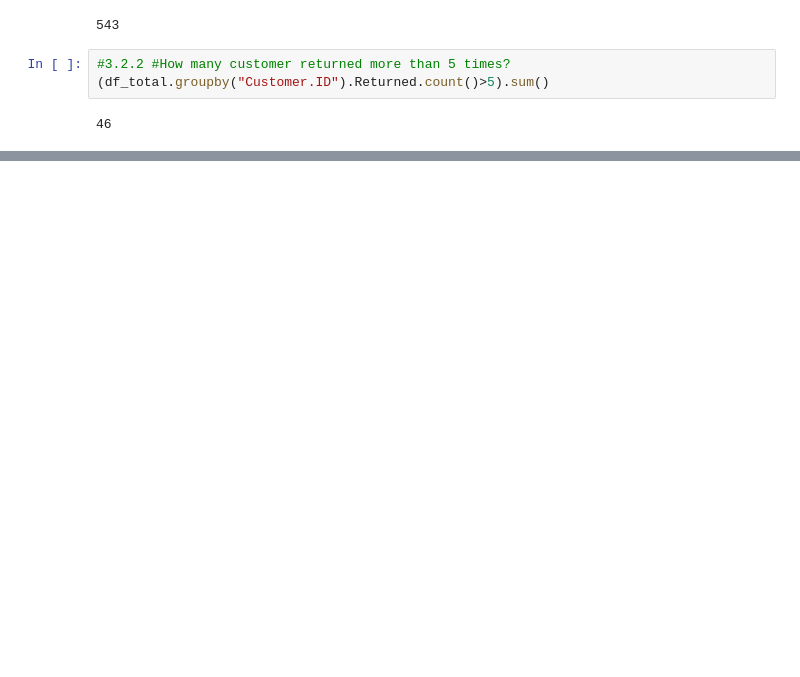
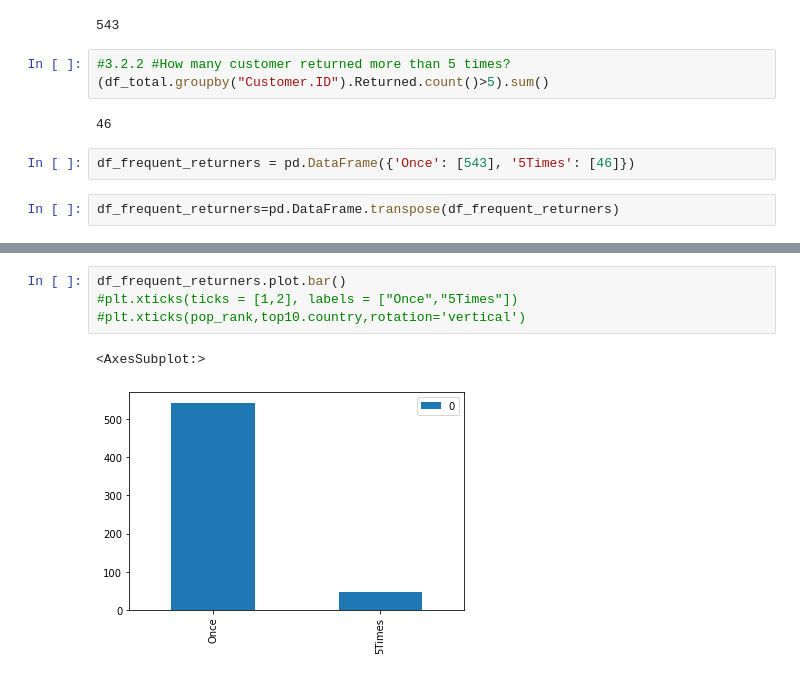
Before and after one commit to TheAidanAu/ML_Lab, a Jupyter notebook: AIDAN/ML_Lab_EDA_AIDAN.ipynb, the cells around one changed output, grey strips where cells are left out. Saved outputs shown, nothing was run; the diff lists cells and outputs as text; blank space fills up the shorter version.

```diff
--- a/AIDAN/ML_Lab_EDA_AIDAN.ipynb
+++ b/AIDAN/ML_Lab_EDA_AIDAN.ipynb
@@ -300,3 +309,7 @@ Name: Returned, Length: 1053, dtype: bool
 (df_total.groupby("Customer.ID").Returned.count()>5).sum()
 # %% [output]
 46
+# %%
+df_frequent_returners = pd.DataFrame({'Once': [543], '5Times': [46]})
+# %%
+df_frequent_returners=pd.DataFrame.transpose(df_frequent_returners)
@@ -303,2 +322,9 @@ Name: Returned, Length: 1053, dtype: bool
+# %%
+df_frequent_returners.plot.bar()
+#plt.xticks(ticks = [1,2], labels = ["Once","5Times"])
+#plt.xticks(pop_rank,top10.country,rotation='vertical')
+# %% [output]
+<AxesSubplot:>
+[figure, added]
 # %%
 #3.3 Which regions are more likely to return orders?
```
Also changed, not shown: parts of 18 cells of this notebook.
